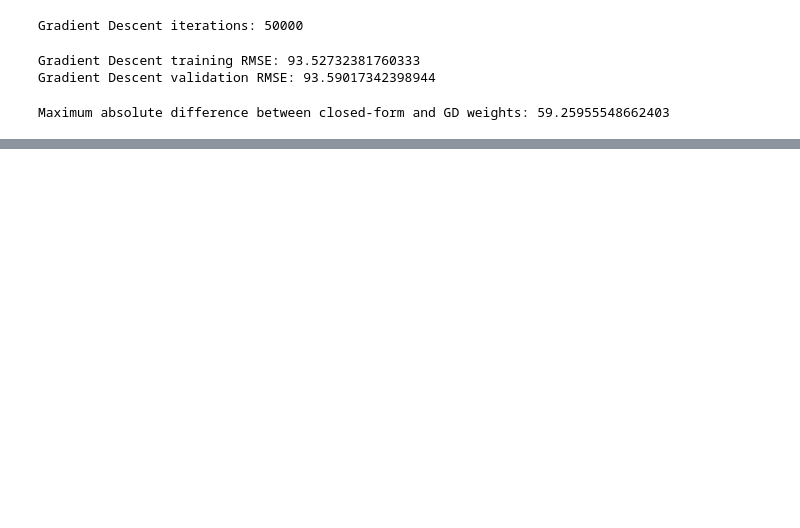
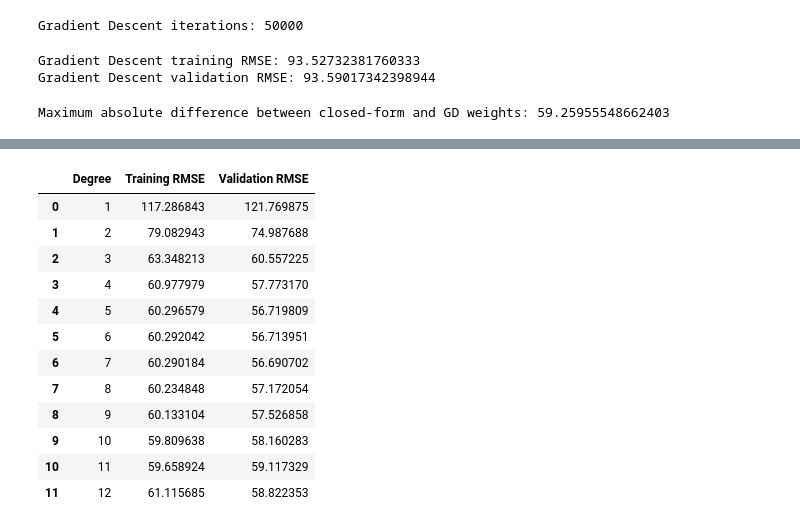
Before and after one commit to suryamanoj4/SMAI-Assignment-2, a Jupyter notebook: SMAI_assign_2.ipynb, the cells around one changed output, grey strips where cells are left out. Cells and saved outputs as stored; diff of their text form; code cells hidden in the pictures; blank space fills up the shorter version.

```diff
--- a/SMAI_assign_2.ipynb
+++ b/SMAI_assign_2.ipynb
@@ -772,0 +882,21 @@ Maximum absolute difference between closed-form and GD weights: 59.2595554866240
+# %%
+poly_results = pd.DataFrame({
+    "Degree": list(degrees),
+    "Training RMSE": train_rmse_poly,
+    "Validation RMSE": val_rmse_poly
+})
+display(poly_results)
+# %% [output]
+|  | Degree | Training RMSE | Validation RMSE |
+| 0 | 1 | 117.286843 | 121.769875 |
+| 1 | 2 | 79.082943 | 74.987688 |
+| 2 | 3 | 63.348213 | 60.557225 |
+| 3 | 4 | 60.977979 | 57.773170 |
+| 4 | 5 | 60.296579 | 56.719809 |
+| 5 | 6 | 60.292042 | 56.713951 |
+| 6 | 7 | 60.290184 | 56.690702 |
+| 7 | 8 | 60.234848 | 57.172054 |
+| 8 | 9 | 60.133104 | 57.526858 |
+| 9 | 10 | 59.809638 | 58.160283 |
+| 10 | 11 | 59.658924 | 59.117329 |
+| 11 | 12 | 61.115685 | 58.822353 |
```
Also changed, not shown: parts of 10 cells of this notebook.
